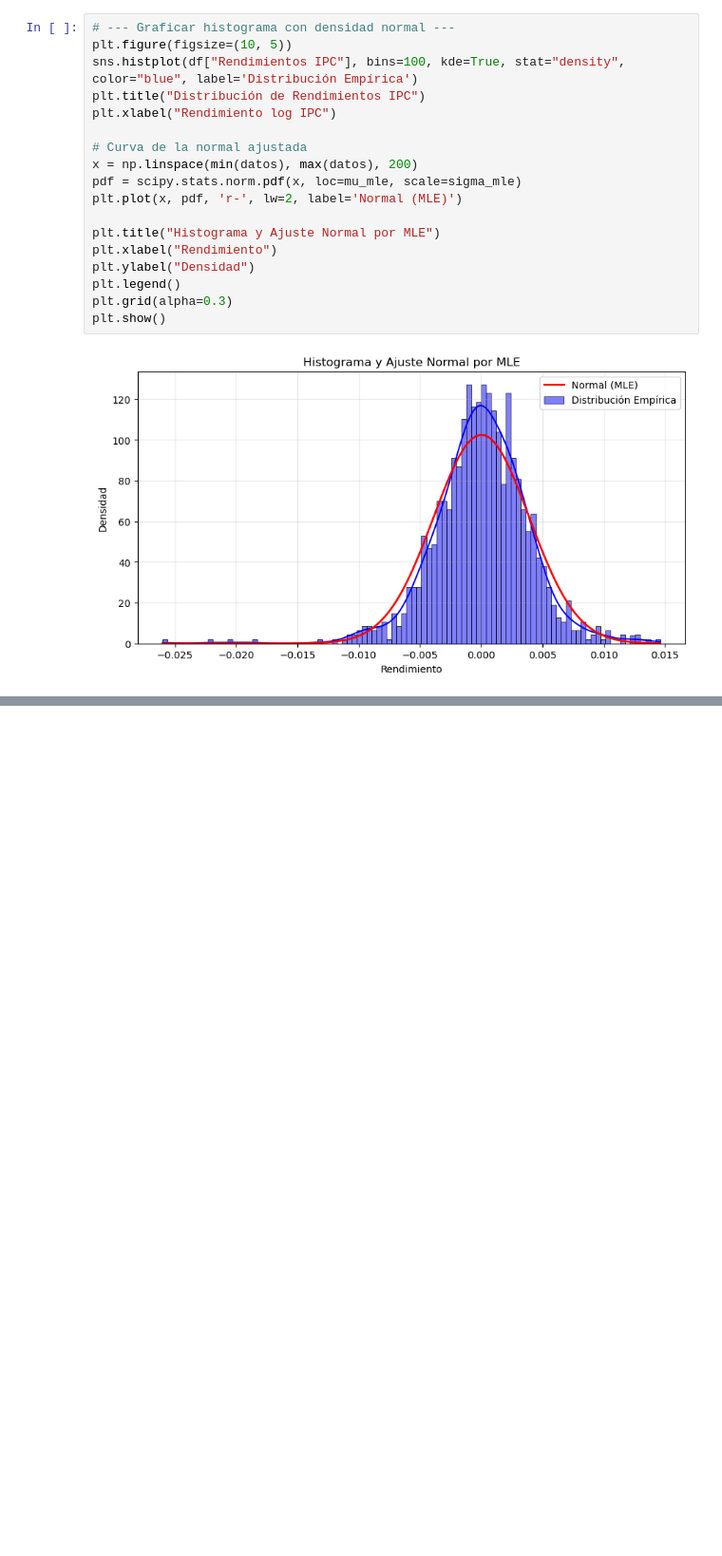
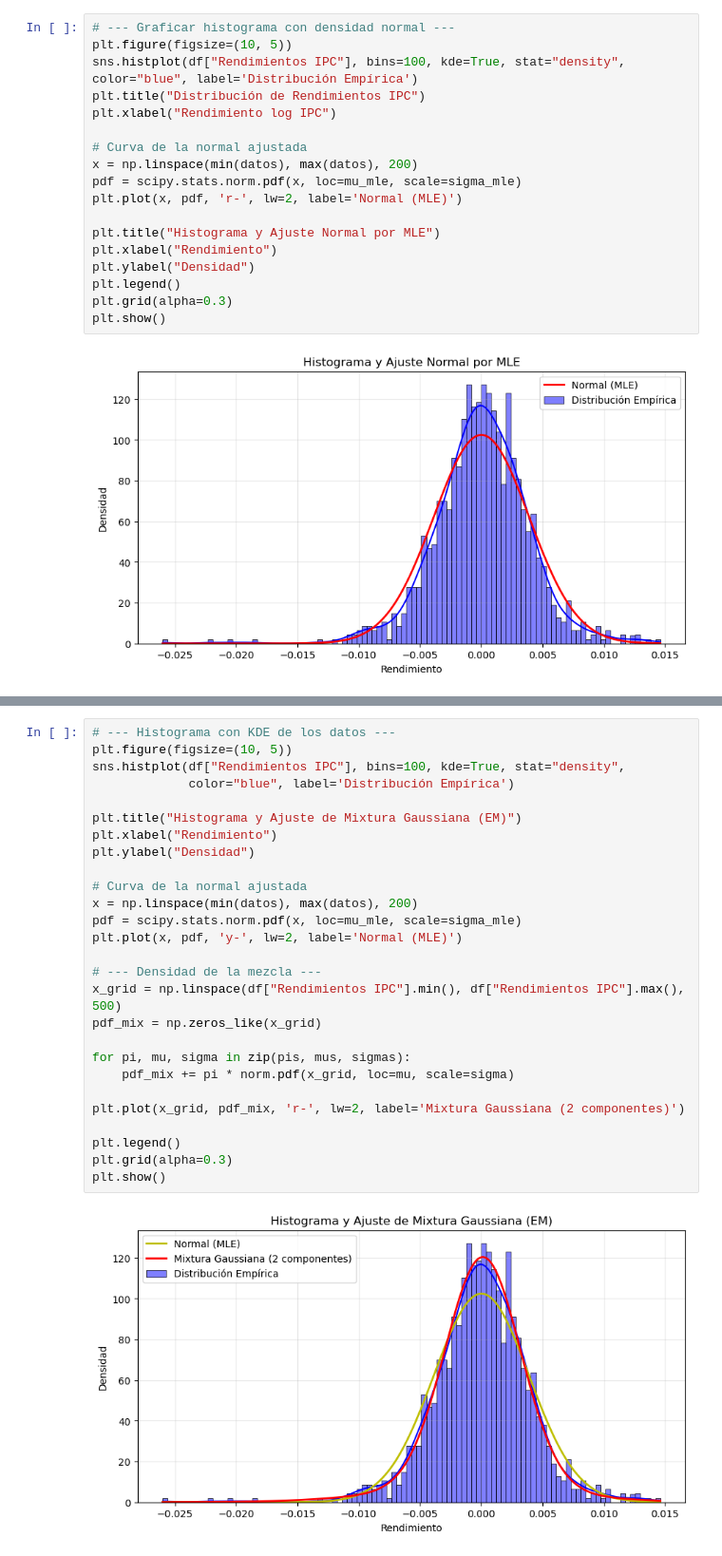
Before and after one commit to cmayorgat44/Estimation_parametrica, a Jupyter notebook: proyecto_final.ipynb, the cells around one changed output, grey strips where cells are left out. Shown: that part at 95% size. Saved outputs shown, nothing was run; the diff lists cells and outputs as text; blank space fills up the shorter version.

```diff
--- a/proyecto_final.ipynb
+++ b/proyecto_final.ipynb
@@ -106,0 +376,29 @@ print("Curtosis:", kurtosis)scipy.stats.norm.pdf(x, loc=mu_mle, scale=sigma_mle)
+# %%
+# --- Histograma con KDE de los datos ---
+plt.figure(figsize=(10, 5))
+sns.histplot(df["Rendimientos IPC"], bins=100, kde=True, stat="density",
+             color="blue", label='Distribución Empírica')
+
+plt.title("Histograma y Ajuste de Mixtura Gaussiana (EM)")
+plt.xlabel("Rendimiento")
+plt.ylabel("Densidad")
+
+# Curva de la normal ajustada
+x = np.linspace(min(datos), max(datos), 200)
+pdf = scipy.stats.norm.pdf(x, loc=mu_mle, scale=sigma_mle)
+plt.plot(x, pdf, 'y-', lw=2, label='Normal (MLE)')
+
+# --- Densidad de la mezcla ---
+x_grid = np.linspace(df["Rendimientos IPC"].min(), df["Rendimientos IPC"].max(), 500)
+pdf_mix = np.zeros_like(x_grid)
+
+for pi, mu, sigma in zip(pis, mus, sigmas):
+    pdf_mix += pi * norm.pdf(x_grid, loc=mu, scale=sigma)
+
+plt.plot(x_grid, pdf_mix, 'r-', lw=2, label='Mixtura Gaussiana (2 componentes)')
+
+plt.legend()
+plt.grid(alpha=0.3)
+plt.show()
+# %% [output]
+[figure, added]
```
Also changed, not shown: parts of 9 cells of this notebook.
